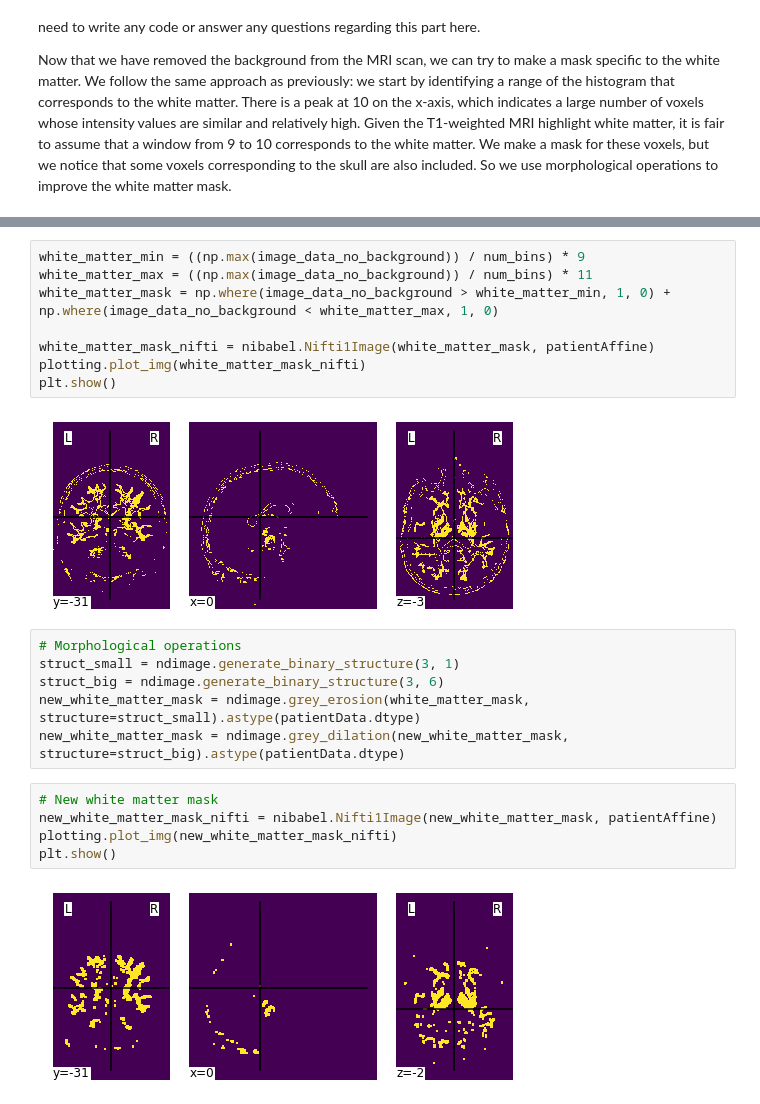
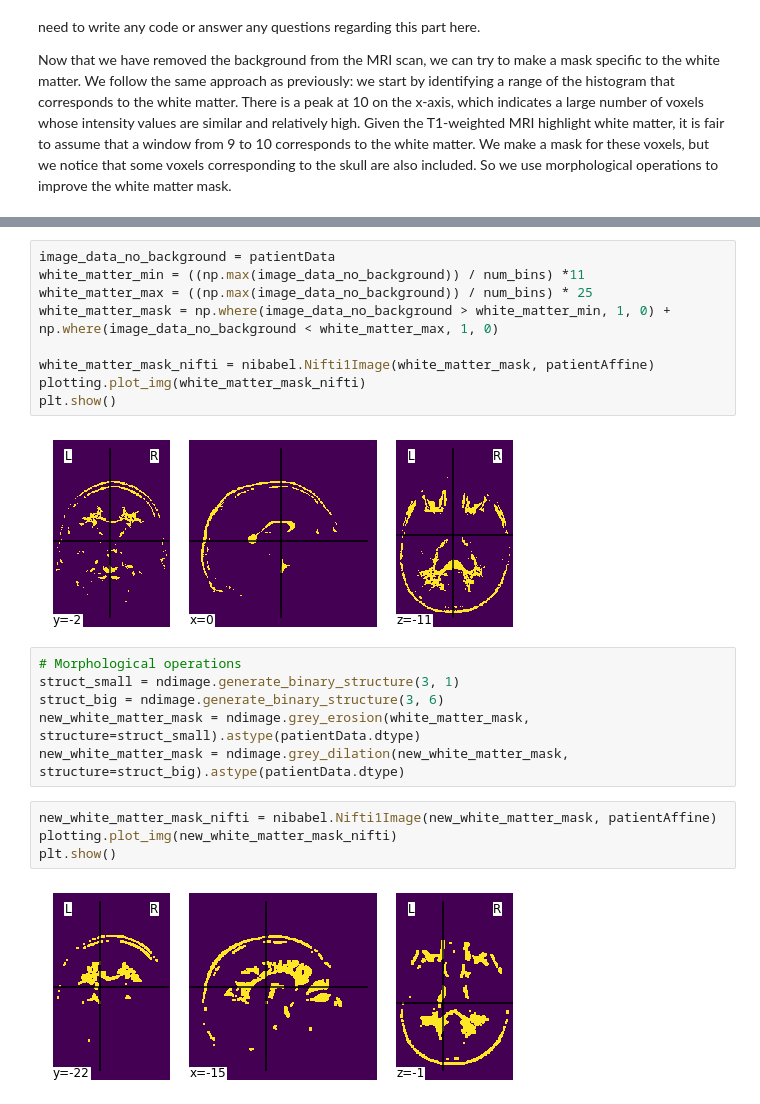
Before and after one commit to lphoogenboom/altenheim, a Jupyter notebook: Jupyter/Part_II_SC42140.ipynb, the cells around one changed output, grey strips where cells are left out. Cells and saved outputs as stored; diff of their text form.

```diff
--- a/Jupyter/Part_II_SC42140.ipynb
+++ b/Jupyter/Part_II_SC42140.ipynb
@@ -181,13 +193,14 @@ plt.show()
 # %%
-white_matter_min = ((np.max(image_data_no_background)) / num_bins) * 9
-white_matter_max = ((np.max(image_data_no_background)) / num_bins) * 11
+image_data_no_background = patientData
+white_matter_min = ((np.max(image_data_no_background)) / num_bins) *11
+white_matter_max = ((np.max(image_data_no_background)) / num_bins) * 25
 white_matter_mask = np.where(image_data_no_background > white_matter_min, 1, 0) + np.where(image_data_no_background < white_matter_max, 1, 0)
 
 white_matter_mask_nifti = nibabel.Nifti1Image(white_matter_mask, patientAffine)
 plotting.plot_img(white_matter_mask_nifti)
 plt.show()
 # %% [output]
-[figure, old version]
+[figure, new version]
 # %%
 # Morphological operations
 struct_small = ndimage.generate_binary_structure(3, 1)
@@ -195,9 +208,8 @@ struct_big = ndimage.generate_binary_structure(3, 6)
 new_white_matter_mask = ndimage.grey_erosion(white_matter_mask, structure=struct_small).astype(patientData.dtype)
 new_white_matter_mask = ndimage.grey_dilation(new_white_matter_mask, structure=struct_big).astype(patientData.dtype)
 # %%
-# New white matter mask
 new_white_matter_mask_nifti = nibabel.Nifti1Image(new_white_matter_mask, patientAffine)
 plotting.plot_img(new_white_matter_mask_nifti)
 plt.show()
 # %% [output]
-[figure, old version]
+[figure, new version]
```
Also changed, not shown: parts of 9 cells of this notebook, 36 other files.
